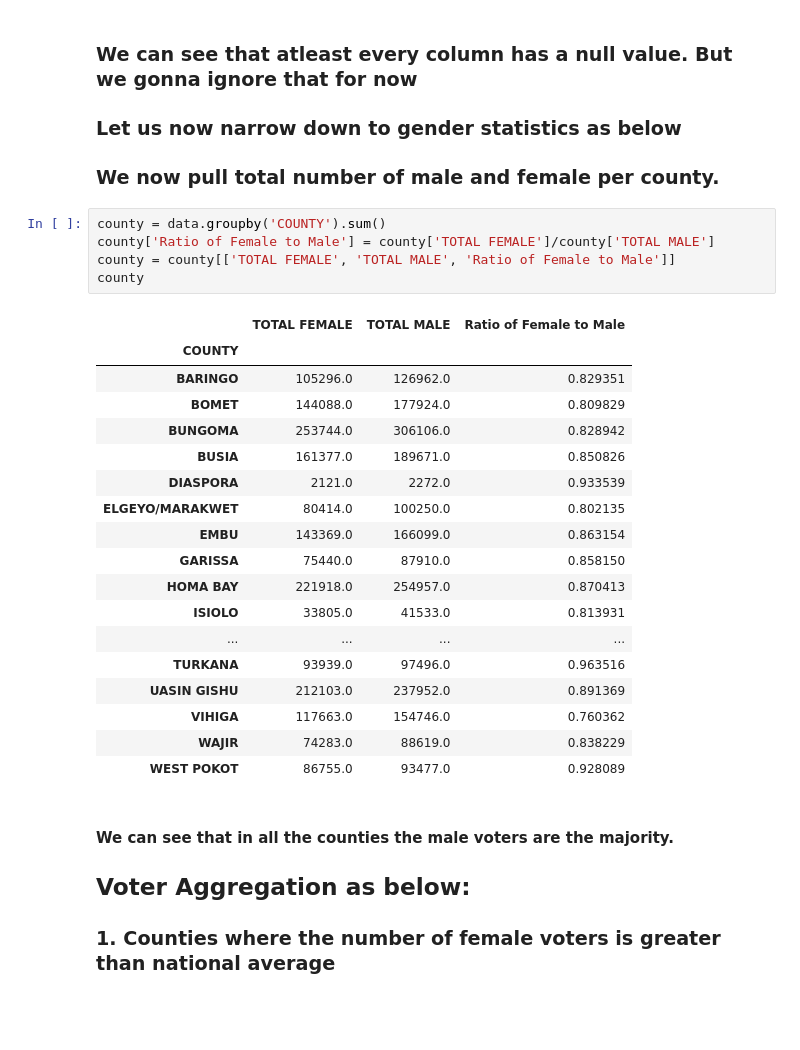
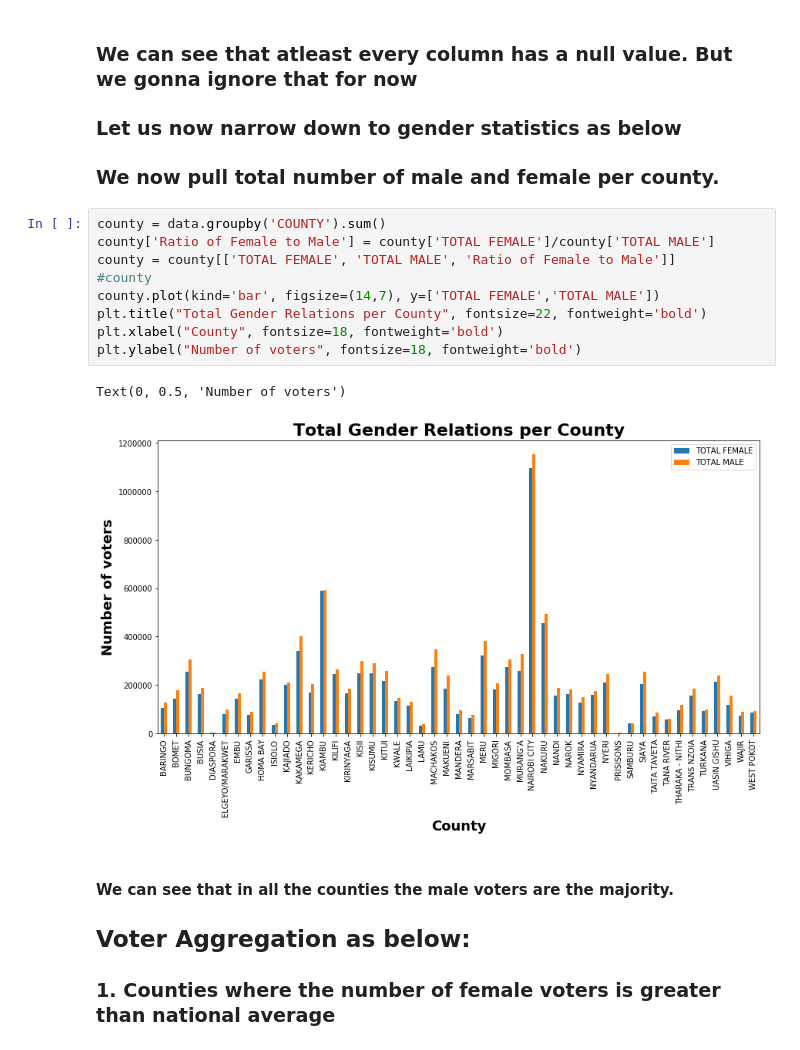
Before and after one commit to gyleodhis/2017-voter-analysis-in-Kenya, a Jupyter notebook: gender_per_age_per_constituency.ipynb, the cells around one changed output. Drawn from its saved outputs; the diff is of its cells as text; blank space fills up the shorter version.

```diff
--- a/gender_per_age_per_constituency.ipynb
+++ b/gender_per_age_per_constituency.ipynb
@@ -74,27 +106,15 @@ dtype: int64
 # %%
 county = data.groupby('COUNTY').sum()
 county['Ratio of Female to Male'] = county['TOTAL FEMALE']/county['TOTAL MALE']
 county = county[['TOTAL FEMALE', 'TOTAL MALE', 'Ratio of Female to Male']]
-county
+#county
+county.plot(kind='bar', figsize=(14,7), y=['TOTAL FEMALE','TOTAL MALE'])
+plt.title("Total Gender Relations per County", fontsize=22, fontweight='bold')
+plt.xlabel("County", fontsize=18, fontweight='bold')
+plt.ylabel("Number of voters", fontsize=18, fontweight='bold')
 # %% [output]
-|  | TOTAL FEMALE | TOTAL MALE | Ratio of Female to Male |
-| COUNTY |  |  |  |
-| BARINGO | 105296.0 | 126962.0 | 0.829351 |
-| BOMET | 144088.0 | 177924.0 | 0.809829 |
-| BUNGOMA | 253744.0 | 306106.0 | 0.828942 |
-| BUSIA | 161377.0 | 189671.0 | 0.850826 |
-| DIASPORA | 2121.0 | 2272.0 | 0.933539 |
-| ELGEYO/MARAKWET | 80414.0 | 100250.0 | 0.802135 |
-| EMBU | 143369.0 | 166099.0 | 0.863154 |
-| GARISSA | 75440.0 | 87910.0 | 0.858150 |
-| HOMA BAY | 221918.0 | 254957.0 | 0.870413 |
-| ISIOLO | 33805.0 | 41533.0 | 0.813931 |
-| ... | ... | ... | ... |
-| TURKANA | 93939.0 | 97496.0 | 0.963516 |
-| UASIN GISHU | 212103.0 | 237952.0 | 0.891369 |
-| VIHIGA | 117663.0 | 154746.0 | 0.760362 |
-| WAJIR | 74283.0 | 88619.0 | 0.838229 |
-| WEST POKOT | 86755.0 | 93477.0 | 0.928089 |
+Text(0, 0.5, 'Number of voters')
+[figure, added]
 # %% [markdown]
 #### We can see that in all the counties the male voters are the majority.
 
```
Also changed, not shown: parts of 17 cells of this notebook.
